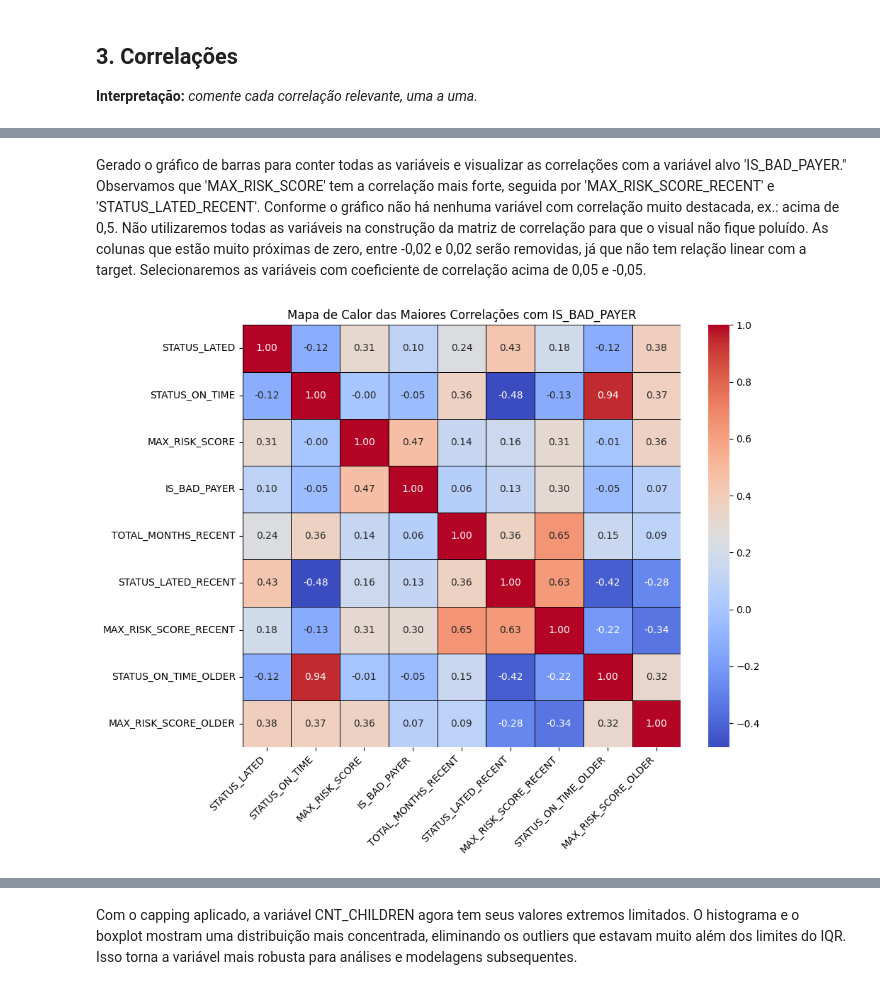
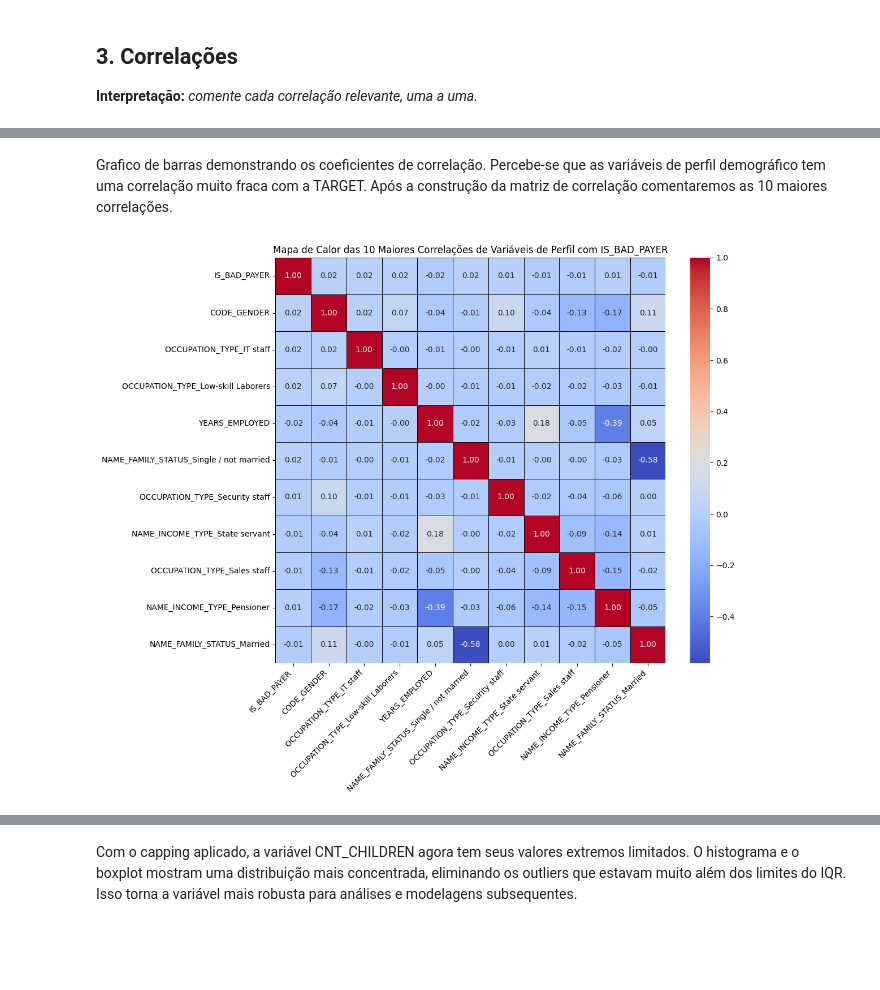
Before and after one commit to Ginkno/postech-tech-challenge-fase2-grupo1-12dtat, a Jupyter notebook: notebooks/ 01_eda.ipynb, the cells around one changed output, grey strips where cells are left out. Drawn from its saved outputs; the diff is of its cells as text; code cells hidden in the pictures; blank space fills up the shorter version.

Commit message:
Sem variáveis de crédito

```diff
--- a/notebooks/ 01_eda.ipynb
+++ b/notebooks/ 01_eda.ipynb
@@ -21,12 +21,12 @@ import numpy as np
 # Semente fixa: use em TODO ponto com aleatoriedade (split, modelos, CV).
 RANDOM_STATE = 42
 
-RAW_1 = Path("../data/raw/application_record.csv")
-RAW_2 = Path("../data/raw/credit_record.csv")
+RAW_1 = Path("/content") / "data" / "raw" / "application_record.csv"
+RAW_2 = Path("/content") / "data" / "raw" / "credit_record.csv"
 
 
 PROCESSED = Path("..") / "data" / "processed"
-TARGET = "IS_BAD_PAYER"
+TARGET = "IS_GOOD_PAYER"
 
 pd.set_option("display.max_columns", None)
 # %%
@@ -1023,17 +871,13 @@ df_encoded_cols = pd.get_dummies(df_corr[categorical_cols_to_encode], prefix=cat
 # Juntar as colunas codificadas ao df_corr e remover as colunas originais
 df_corr = pd.concat([df_corr.drop(columns=categorical_cols_to_encode), df_encoded_cols], axis=1)
 
-# Selecionar as colunas numéricas para a matriz de correlação, incluindo as que foram mapeadas para numéricas
-# e as novas variáveis do histórico de crédito, a variável alvo e as recém-codificadas.
+# Selecionar as colunas numéricas para a matriz de correlação, incluindo as que foram mapeadas para numéricas,
+# a variável alvo e as recém-codificadas.
 numerical_cols = [
     "CODE_GENDER", "FLAG_OWN_CAR", "FLAG_OWN_REALTY", "CNT_CHILDREN",
     "AMT_INCOME_TOTAL","YEARS_BIRTH", "YEARS_EMPLOYED", "IS_INACTIVE",
     "CNT_FAM_MEMBERS", "FLAG_WORK_PHONE", "FLAG_PHONE", "FLAG_EMAIL",
-    "TOTAL_MONTHS_OBSERVED", "STATUS_LATED", "STATUS_ON_TIME", "STATUS_NO_CREDIT",
-    "MAX_RISK_SCORE", "IS_BAD_PAYER", "TOTAL_MONTHS_RECENT",
-    "STATUS_LATED_RECENT", "STATUS_ON_TIME_RECENT", "STATUS_NO_CREDIT_RECENT",
-    "MAX_RISK_SCORE_RECENT", "TOTAL_MONTHS_OLDER", "STATUS_LATED_OLDER",
-    "STATUS_ON_TIME_OLDER", "STATUS_NO_CREDIT_OLDER", "MAX_RISK_SCORE_OLDER"
+    "IS_BAD_PAYER"
     ] + list(df_encoded_cols.columns)
 
 # Filtrar df_corr para incluir apenas as colunas numéricas selecionadas
@@ -1060,21 +904,39 @@ Passing `palette` without assigning `hue` is deprecated and will be removed in v
-# %% [markdown]
-Gerado o gráfico de barras para conter todas as variáveis e visualizar as correlações com a variável alvo 'IS_BAD_PAYER." Observamos que 'MAX_RISK_SCORE' tem a correlação mais forte, seguida por 'MAX_RISK_SCORE_RECENT' e 'STATUS_LATED_RECENT'. Conforme o gráfico não há nenhuma variável com correlação muito destacada, ex.: acima de 0,5. Não utilizaremos todas as variáveis na construção da matriz de correlação para que o visual não fique poluído. As colunas que estão muito próximas de zero, entre -0,02 e 0,02 serão removidas, já que não tem relação linear com a target. Selecionaremos as variáveis com coeficiente de correlação acima de 0,05 e -0,05.
+# %% [markdown]
+Grafico de barras demonstrando os coeficientes de correlação. Percebe-se que as variáveis de perfil demográfico tem uma correlação muito fraca com a TARGET. Após a construção da matriz de correlação comentaremos as 10 maiores correlações.
 # %%
-# Calcular a correlação de todas as variáveis com a variável alvo 'IS_BAD_PAYER'
-correlations_with_target = df_numerical_corr.corr()['IS_BAD_PAYER'].abs()
+#Análise das variáveis do perfil demográfico dos clientes.
 
-# Selecionar as variáveis com correlações relevantes com a target (e.: > 0.05)
-top_correlated_features = correlations_with_target[correlations_with_target >0.05].index
+profile_cols = [
+    "CODE_GENDER", "FLAG_OWN_CAR", "FLAG_OWN_REALTY", "CNT_CHILDREN",
+    "AMT_INCOME_TOTAL", "YEARS_BIRTH", "YEARS_EMPLOYED", "IS_INACTIVE",
+    "CNT_FAM_MEMBERS", "FLAG_WORK_PHONE", "FLAG_PHONE", "FLAG_EMAIL"
+] + list(df_encoded_cols.columns)
 
-# Calcular a matriz de correlação para as variáveis selecionadas
-correlation_matrix = df_numerical_corr[top_correlated_features].corr()
+# Incluir a variável alvo para calcular as correlações
+profile_cols_with_target = profile_cols + ['IS_BAD_PAYER']
 
-plt.figure(figsize=(10, 8))
-sns.heatmap(correlation_matrix, annot=True, cmap='coolwarm', fmt=".2f", linewidths=.5, linecolor='black')
-plt.title('Mapa de Calor das Maiores Correlações com IS_BAD_PAYER')
+# Filtrar df_numerical_corr para incluir apenas as colunas de perfil selecionadas
+df_profile_corr_filtered = df_numerical_corr[profile_cols_with_target]
+
+# Calcular a correlação de todas as variáveis de perfil com a variável alvo 'IS_BAD_PAYER'
+# Ordenar pela correlação absoluta e selecionar as top 10 (excluindo a própria IS_BAD_PAYER)
+correlations_with_target_profile = df_profile_corr_filtered.corrwith(df_profile_corr_filtered['IS_BAD_PAYER']).abs().sort_values(ascending=False)
+
+top_profile_features_for_heatmap = correlations_with_target_profile.drop('IS_BAD_PAYER').head(10).index.tolist()
+
+# Adicionar IS_BAD_PAYER de volta ao início para visualização no heatmap
+top_profile_features_for_heatmap = ['IS_BAD_PAYER'] + top_profile_features_for_heatmap
+
+# Calcular a matriz de correlação para as variáveis de perfil selecionadas
+profile_correlation_matrix = df_profile_corr_filtered[top_profile_features_for_heatmap].corr()
+
+# Plotar o mapa de calor
+plt.figure(figsize=(12, 10))
+sns.heatmap(profile_correlation_matrix, annot=True, cmap='coolwarm', fmt=".2f", linewidths=.5, linecolor='black')
+plt.title('Mapa de Calor das 10 Maiores Correlações de Variáveis de Perfil com IS_BAD_PAYER')
 plt.xticks(rotation=45, ha='right')
 plt.yticks(rotation=0)
 plt.tight_layout()
 plt.show()
 # %% [output]
-[figure, old version]
+[figure, new version]
```
Also changed, not shown: parts of 57 cells of this notebook.
